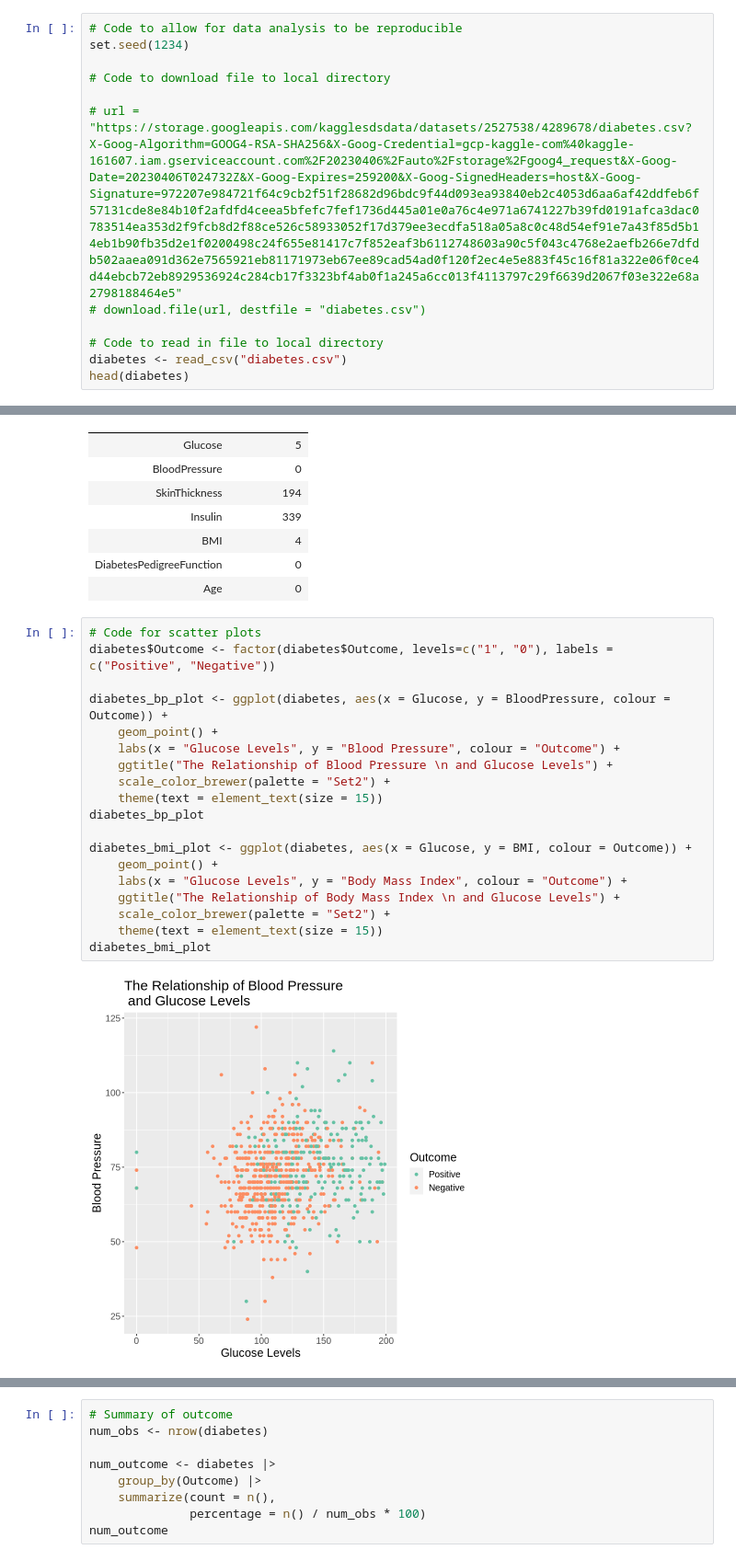
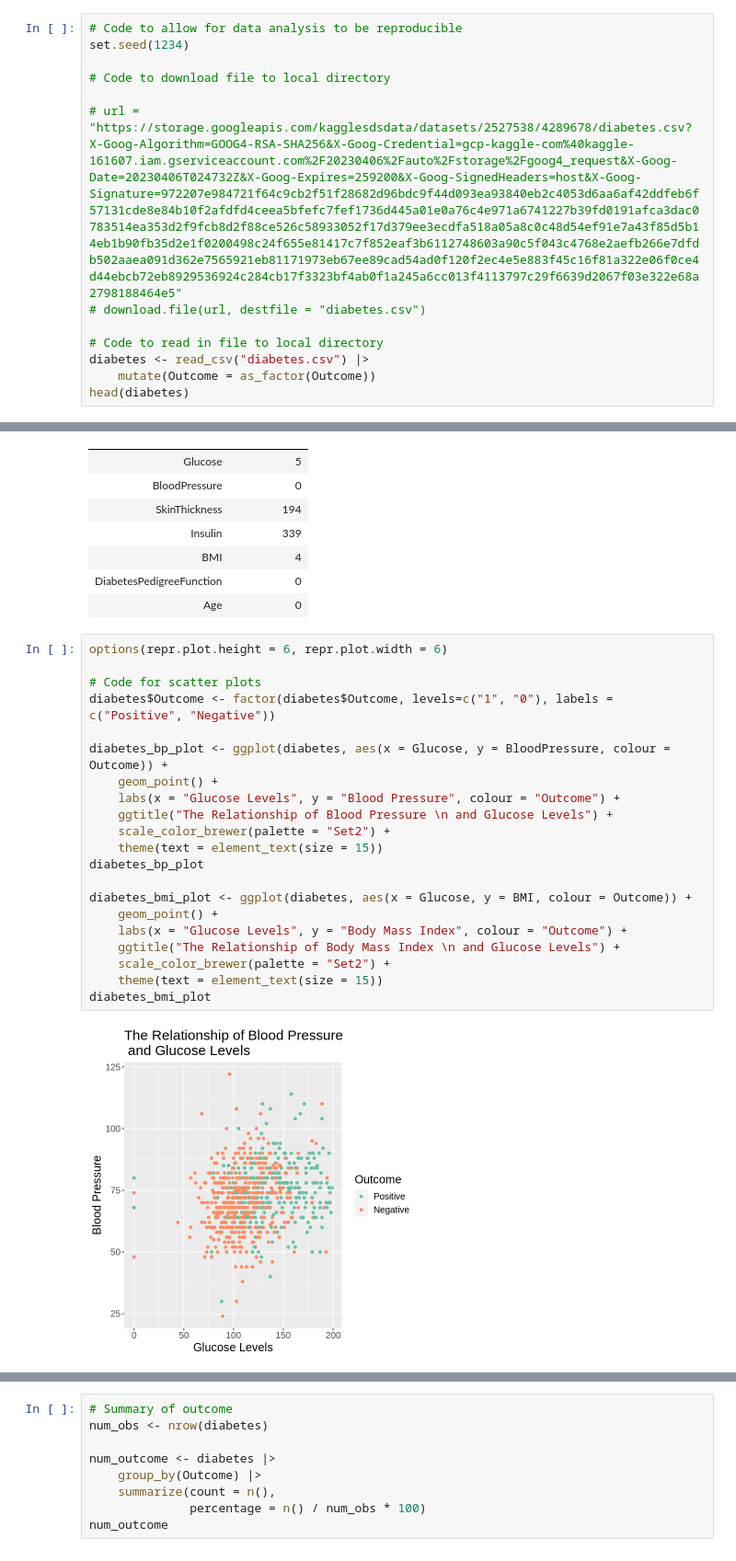
Before and after one commit to NDChavez/diabetes_final, a Jupyter notebook: diabetes_final_project.ipynb, the cells around one changed output, grey strips where cells are left out. Shown: that part at 92% size. Cells and saved outputs as stored; diff of their text form.

```diff
--- a/diabetes_final_project.ipynb
+++ b/diabetes_final_project.ipynb
@@ -47,7 +44,8 @@ set.seed(1234)
 # download.file(url, destfile = "diabetes.csv")
 
 # Code to read in file to local directory
-diabetes <- read_csv("diabetes.csv")
+diabetes <- read_csv("diabetes.csv") |>
+    mutate(Outcome = as_factor(Outcome))
 head(diabetes)
 # %% [output]
 Rows: 768 Columns: 9
@@ -123,23 +121,25 @@ A data.frame: 7 × 2
 | DiabetesPedigreeFunction | 0 |
 | Age | 0 |
 # %%
+options(repr.plot.height = 6, repr.plot.width = 6)
+
 # Code for scatter plots
 diabetes$Outcome <- factor(diabetes$Outcome, levels=c("1", "0"), labels = c("Positive", "Negative"))
 
 diabetes_bp_plot <- ggplot(diabetes, aes(x = Glucose, y = BloodPressure, colour = Outcome)) +
     geom_point() +
     labs(x = "Glucose Levels", y = "Blood Pressure", colour = "Outcome") +
     ggtitle("The Relationship of Blood Pressure \n and Glucose Levels") +
     scale_color_brewer(palette = "Set2") +
     theme(text = element_text(size = 15))
 diabetes_bp_plot
 
 diabetes_bmi_plot <- ggplot(diabetes, aes(x = Glucose, y = BMI, colour = Outcome)) +
     geom_point() +
     labs(x = "Glucose Levels", y = "Body Mass Index", colour = "Outcome") +
     ggtitle("The Relationship of Body Mass Index \n and Glucose Levels") +
     scale_color_brewer(palette = "Set2") +
     theme(text = element_text(size = 15))
 diabetes_bmi_plot
 # %% [output]
-[figure, old version]
+[figure, new version]
```
Also changed, not shown: parts of 5 cells of this notebook.
